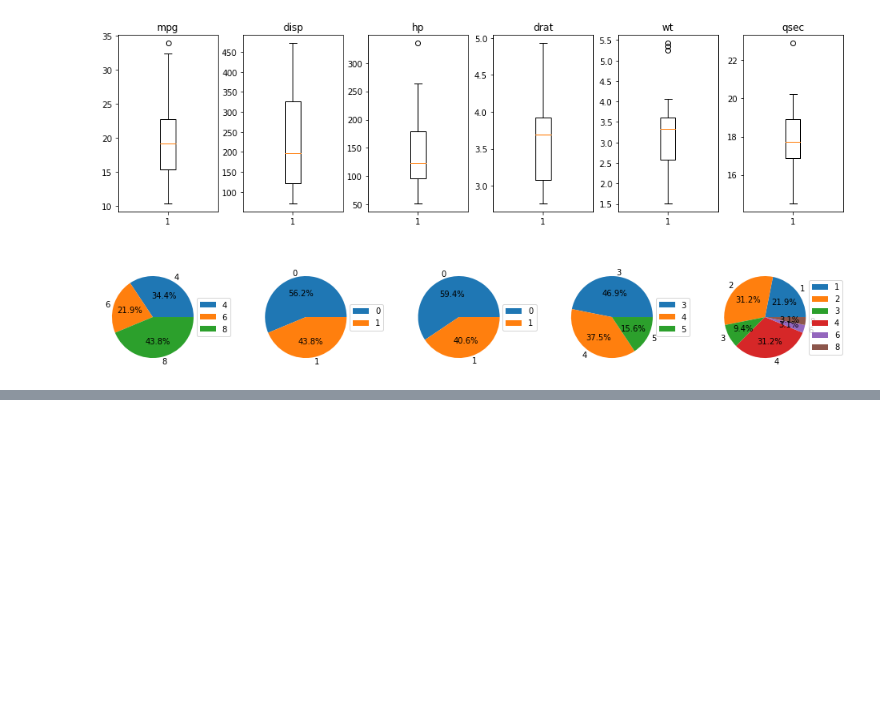
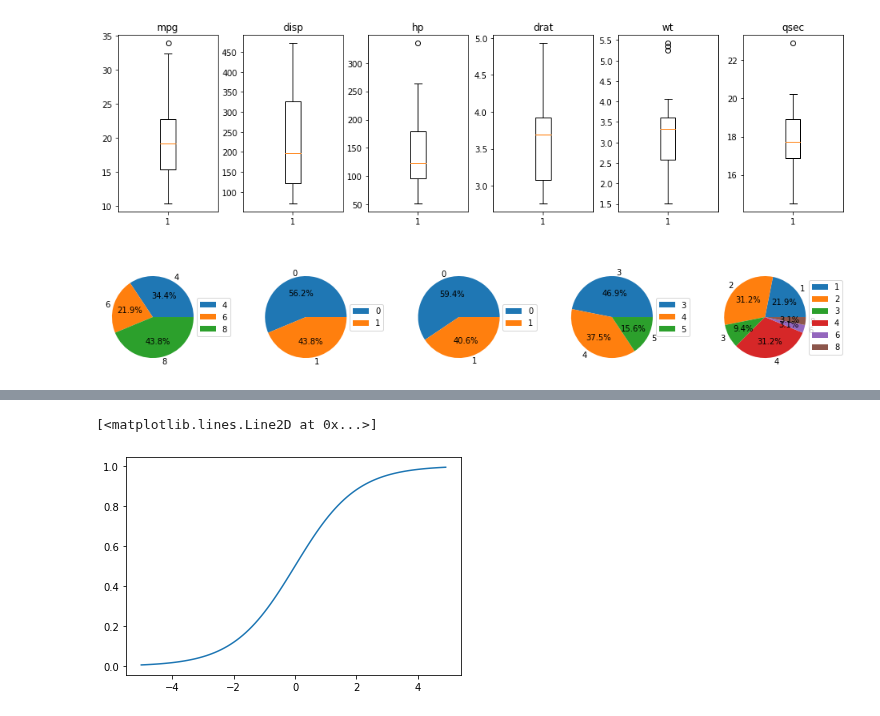
Before and after one commit to iss760/machine-learning, a Jupyter notebook: certification/practical_type01.ipynb, the cells around one changed output, grey strips where cells are left out. Drawn from its saved outputs; the diff is of its cells as text; code cells hidden in the pictures; blank space fills up the shorter version.

```diff
--- a/certification/practical_type01.ipynb
+++ b/certification/practical_type01.ipynb
@@ -84,0 +105,11 @@ plt.show()
+# %%
+import math
+import numpy as np
+import matplotlib.pyplot as plt
+
+
+x = np.arange(-5, 5, 0.1)
+plt.plot(x, 1/(1+np.exp(-x)))
+# %% [output]
+[<matplotlib.lines.Line2D at 0x...>]
+[figure, added]
```
Also changed, not shown: parts of 3 cells of this notebook, 1 other file.
